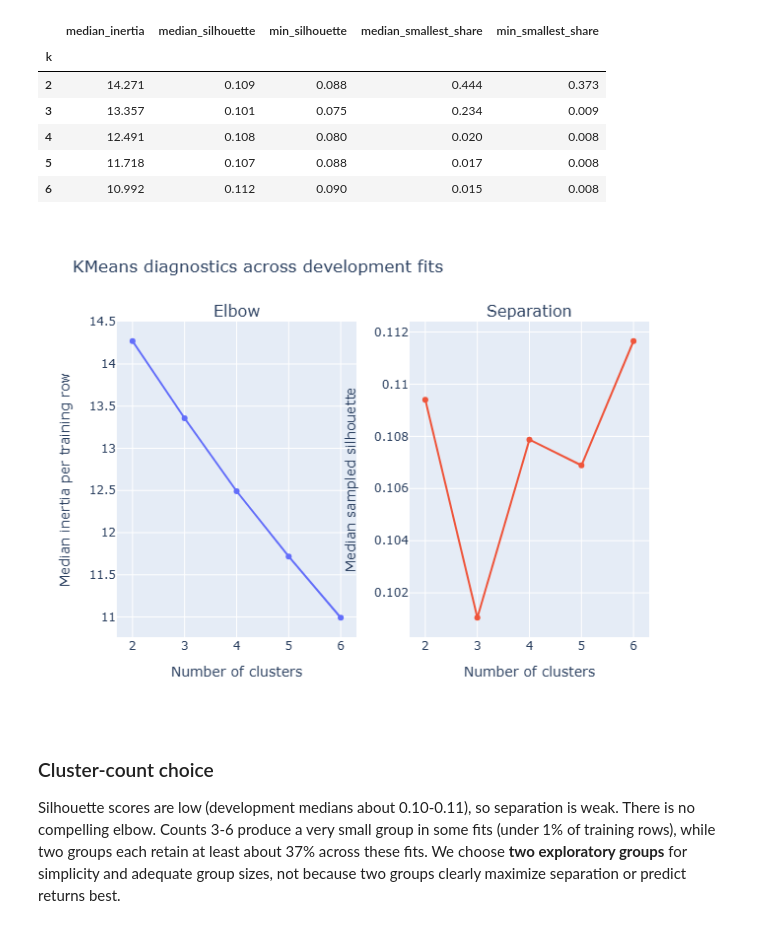
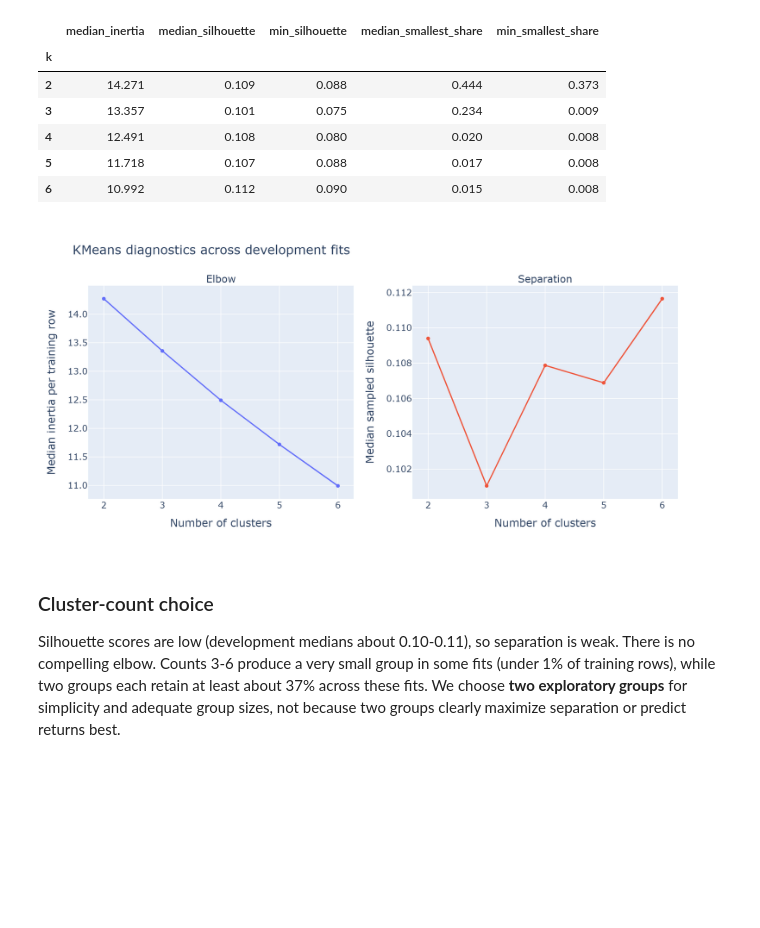
Before and after one commit to EgorTglhf/dr-copper-v2, a Jupyter notebook: notebooks/Phase_1_Data_pipeline_PCA.ipynb, the cells around one changed output. Cells and saved outputs as stored; diff of their text form; code cells hidden in the pictures; blank space fills up the shorter version.

```diff
--- a/notebooks/Phase_1_Data_pipeline_PCA.ipynb
+++ b/notebooks/Phase_1_Data_pipeline_PCA.ipynb
@@ -399,32 +419,40 @@ cluster_comparison.round(3)
 # %%
 from plotly.subplots import make_subplots
 
 fig = make_subplots(rows=1, cols=2, subplot_titles=["Elbow", "Separation"])
 fig.add_trace(
     go.Scatter(
         x=cluster_comparison.index,
         y=cluster_comparison.median_inertia,
         mode="lines+markers",
     ),
     row=1,
     col=1,
 )
 fig.add_trace(
     go.Scatter(
         x=cluster_comparison.index,
         y=cluster_comparison.median_silhouette,
         mode="lines+markers",
     ),
     row=1,
     col=2,
 )
 fig.update_xaxes(title="Number of clusters", dtick=1)
 fig.update_yaxes(title="Median inertia per training row", row=1, col=1)
 fig.update_yaxes(title="Median sampled silhouette", row=1, col=2)
-fig.update_layout(title="KMeans diagnostics across development fits", showlegend=False)
+fig.update_layout(
+    title="KMeans diagnostics across development fits",
+    showlegend=False,
+    width=1100,
+    height=520,
+    font=dict(size=14),
+)
+fig.update_yaxes(tickformat=".1f", row=1, col=1)
+fig.update_yaxes(tickformat=".3f", row=1, col=2)
 fig.show()
 # %% [output]
-[figure, old version]
+[figure, new version]
 # %% [markdown]
 ### Cluster-count choice
 
```
Also changed, not shown: parts of 5 cells of this notebook, 1 other file.
